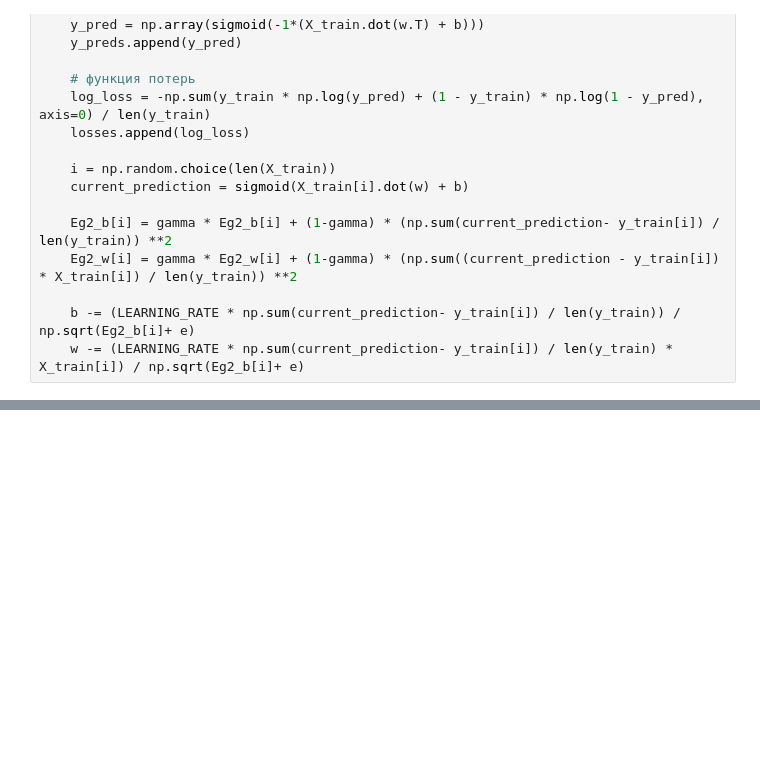
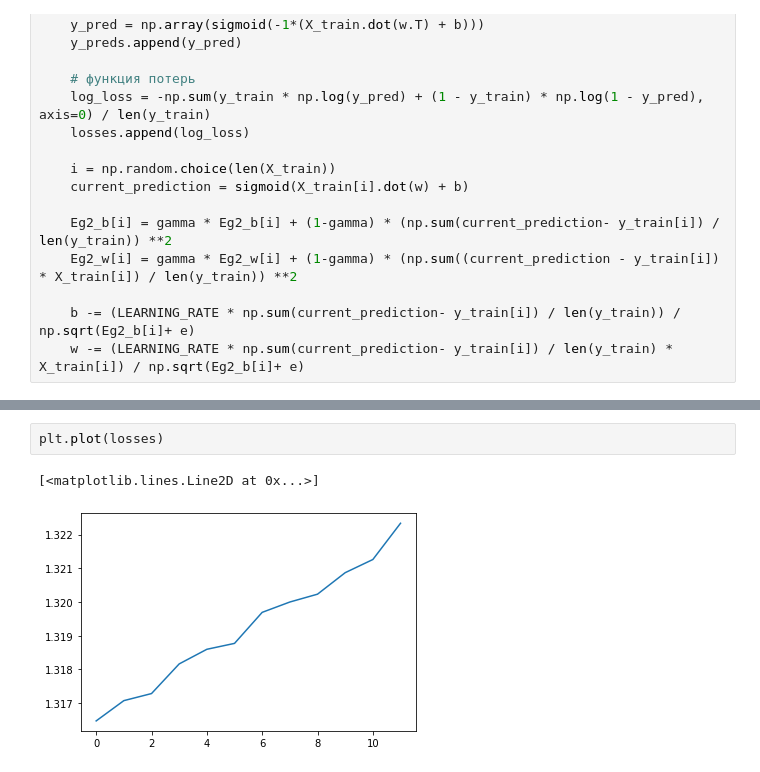
Before and after one commit to AndreyDS27/DS27, a Jupyter notebook: FEML-4/Task_3_FEML_4.ipynb, the cells around one changed output, grey strips where cells are left out. Drawn from its saved outputs; the diff is of its cells as text; blank space fills up the shorter version.

```diff
--- a/FEML-4/Task_3_FEML_4.ipynb
+++ b/FEML-4/Task_3_FEML_4.ipynb
@@ -260,0 +276,5 @@ y_pred, y_train
+# %%
+plt.plot(losses)
+# %% [output]
+[<matplotlib.lines.Line2D at 0x...>]
+[figure, added]
```
Also changed, not shown: parts of 15 cells of this notebook.
